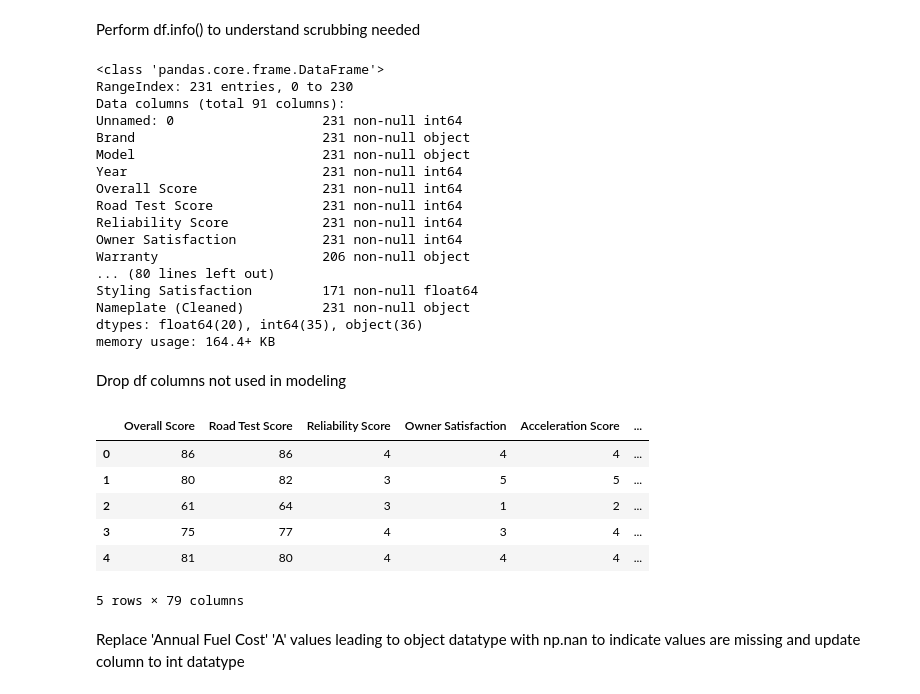
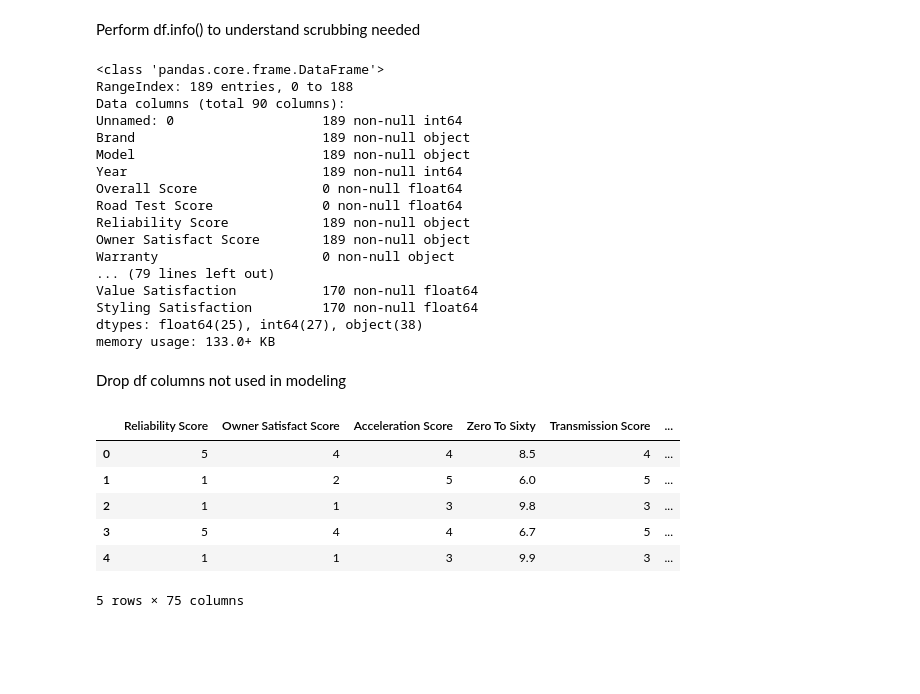
Before and after one commit to blantj/consumer_reports_sales_regression, a Jupyter notebook: Modeling.ipynb, the cells around one changed output. Saved outputs shown, nothing was run; the diff lists cells and outputs as text; code cells hidden in the pictures; blank space fills up the shorter version.

```diff
--- a/Modeling.ipynb
+++ b/Modeling.ipynb
@@ -20,0 +30,4 @@ df.head()
+# %%
+df = df[df['Year'] == 2018]
+df.reset_index(inplace=True, drop=True)
+df.head()
@@ -26,35 +47,34 @@ Perform df.info() to understand scrubbing needed
 df.info()
 # %% [output]
 <class 'pandas.core.frame.DataFrame'>
-RangeIndex: 231 entries, 0 to 230
-Data columns (total 91 columns):
-Unnamed: 0                   231 non-null int64
-Brand                        231 non-null object
-Model                        231 non-null object
-Year                         231 non-null int64
-Overall Score                231 non-null int64
-Road Test Score              231 non-null int64
-Reliability Score            231 non-null int64
-Owner Satisfaction           231 non-null int64
-Warranty                     206 non-null object
-... (80 lines left out)
-Styling Satisfaction         171 non-null float64
-Nameplate (Cleaned)          231 non-null object
-dtypes: float64(20), int64(35), object(36)
-memory usage: 164.4+ KB
+RangeIndex: 189 entries, 0 to 188
+Data columns (total 90 columns):
+Unnamed: 0                   189 non-null int64
+Brand                        189 non-null object
+Model                        189 non-null object
+Year                         189 non-null int64
+Overall Score                0 non-null float64
+Road Test Score              0 non-null float64
+Reliability Score            189 non-null object
+Owner Satisfact Score        189 non-null object
+Warranty                     0 non-null object
+... (79 lines left out)
+Value Satisfaction           170 non-null float64
+Styling Satisfaction         170 non-null float64
+dtypes: float64(25), int64(27), object(38)
+memory usage: 133.0+ KB
 # %% [markdown]
 Drop df columns not used in modeling
 # %%
-df.drop(columns=['Unnamed: 0', 'Brand', 'Model', 'Year', 'Warranty', 'Drivetrain Warranty', 'Corrosion Waranty',
-                'Roadside Aid', 'Free Maintenance', 'Fuel Type', 'Nameplate (Cleaned)', 'Seats'], inplace=True)
+df.drop(columns=['Unnamed: 0', 'Brand', 'Overall Score', 'Road Test Score', 'Model', 'Year', 'Warranty',
+                 'Drivetrain Warranty', 'Corrosion Waranty', 'Roadside Aid', 'Free Maintenance', 'Fuel Type',
+                  'Seats', 'Side Airbags', 'Head Airbags'], inplace=True)
 df.head()
 # %% [output]
-|  | Overall Score | Road Test Score | Reliability Score | Owner Satisfaction | Acceleration Score | ... |
-| 0 | 86 | 86 | 4 | 4 | 4 | ... |
-| 1 | 80 | 82 | 3 | 5 | 5 | ... |
-| 2 | 61 | 64 | 3 | 1 | 2 | ... |
-| 3 | 75 | 77 | 4 | 3 | 4 | ... |
-| 4 | 81 | 80 | 4 | 4 | 4 | ... |
+|  | Reliability Score | Owner Satisfact Score | Acceleration Score | Zero To Sixty | Transmission Score | ... |
+| 0 | 5 | 4 | 4 | 8.5 | 4 | ... |
+| 1 | 1 | 2 | 5 | 6.0 | 5 | ... |
+| 2 | 1 | 1 | 3 | 9.8 | 3 | ... |
+| 3 | 5 | 4 | 4 | 6.7 | 5 | ... |
+| 4 | 1 | 1 | 3 | 9.9 | 3 | ... |
-5 rows × 79 columns
+5 rows × 75 columns
-# %% [markdown]
-Replace 'Annual Fuel Cost' 'A' values leading to object datatype with np.nan to indicate values are missing and update column to int datatype
```
Also changed, not shown: parts of 37 cells of this notebook.
